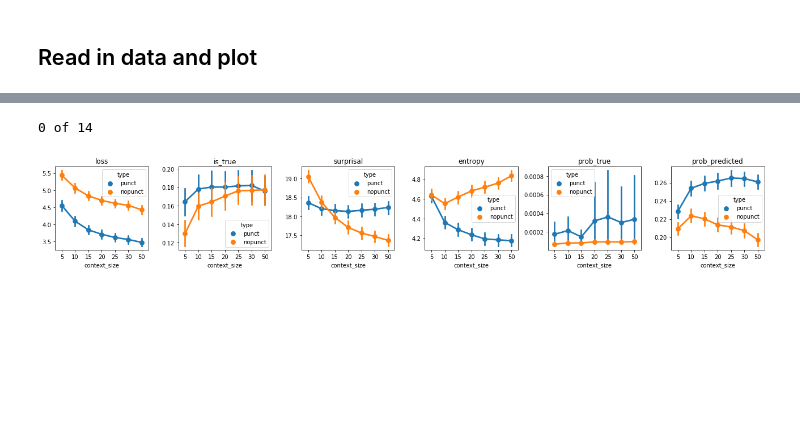
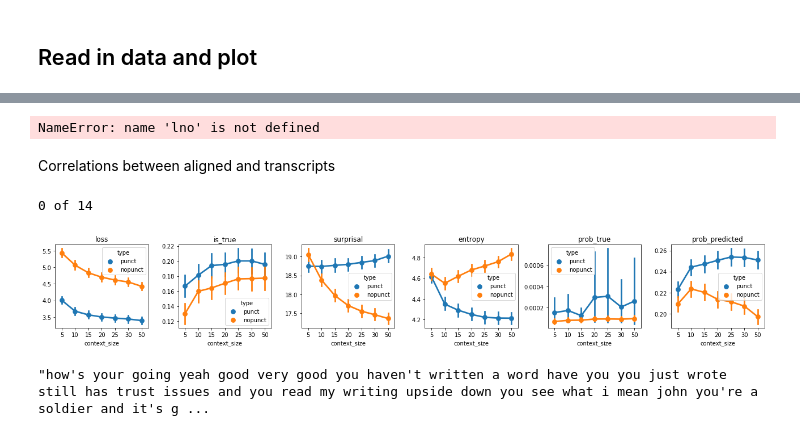
Before and after one commit to rbroc/eval-neuroscout-lm, a Jupyter notebook: Analysis.ipynb, the cells around one changed output, grey strips where cells are left out. Drawn from its saved outputs; the diff is of its cells as text; code cells hidden in the pictures; blank space fills up the shorter version.

```diff
--- a/Analysis.ipynb
+++ b/Analysis.ipynb
@@ -136,34 +134,58 @@ plt.show()
+# %%
+lcs = [l for l in logs if '_cs' in l]
+lnocs = [l for l in logs if '_nocs' in l and 'transcript' not in l]
+# %%
+lno
+# %% [output]
+NameError: name 'lno' is not defined
+# %%
+for i, l in enumerate(lcs):
+    ldf = pd.read_csv(l, sep='\t', index_col=0)
+    if i == 0:
+        all_logs = ldf
+    else:
+        all_logs = pd.concat([all_logs,
+                              ldf], ignore_index=True)
+all_logs['is_true'] = (all_logs['target'] == all_logs['top_predicted']).astype(int)
+all_logs['surprisal'] = -np.log2(all_logs['prob_true'])
+all_logs = all_logs.replace({'aligned': 'nopunct', 'transcript':'punct'})
+metrics = ['loss', 'is_true', 'surprisal', 'entropy', 'prob_true', 'prob_predicted']
+aggs = all_logs.groupby(['type', 'model', 'context_size', 'dataset'])[metrics].mean().reset_index()
+# %% [markdown]
+Correlations between aligned and transcripts
 # %%
+# replace end-up with end up
+# replace tiny food with food
 logs = glob.glob('outputs/sherlock/*')
 for i, l in enumerate(logs):
     ldf = pd.read_csv(l, sep='\t', index_col=0)
     if i % 100 == 0:
         print(f'{i} of {len(logs)}')
     if l == logs[0]:
-        all_logs = ldf
+        all_logs_sherlock = ldf
     else:
-        all_logs = pd.concat([all_logs,
+        all_logs_sherlock = pd.concat([all_logs_sherlock,
                               ldf], ignore_index=True)
-all_logs['is_true'] = (all_logs['target'] == all_logs['top_predicted']).astype(int)
-all_logs['surprisal'] = -np.log2(all_logs['prob_true'])
-all_logs = all_logs.replace({'aligned': 'nopunct', 'transcript':'punct'})
+all_logs_sherlock['is_true'] = (all_logs_sherlock['target'] == all_logs_sherlock['top_predicted']).astype(int)
+all_logs_sherlock['surprisal'] = -np.log2(all_logs_sherlock['prob_true'])
+all_logs_sherlock = all_logs_sherlock.replace({'aligned': 'nopunct', 'transcript':'punct'})
 metrics = ['loss', 'is_true', 'surprisal', 'entropy', 'prob_true', 'prob_predicted']
 fig, ax = plt.subplots(ncols=6, figsize=(18,3))
 for i, m in enumerate(metrics):
-    sns.pointplot(data=all_logs,
+    sns.pointplot(data=all_logs_sherlock,
                   x='context_size',
                   y=m,
                   hue='type',
                   ax=ax[i])
     #if i != 4:
     #    ax[i].legend('')
     #else:
     #    ax[i].legend(title='')
     ax[i].set_title(m)
     ax[i].set_ylabel('')
     #ax[i].set_xticklabels(labels=np.arange(0,35,5), rotation=90)
 plt.tight_layout()
 plt.show()
 # %% [output]
 0 of 14
-[figure, old version]
+[figure, new version]
@@ -169,0 +194,4 @@ plt.show()
+# %%
+d.text
+# %% [output]
+"how's your going yeah good very good you haven't written a word have you you just wrote still has trust issues and you read my writing upside down you see what i mean john you're a soldier and it's g ...
```
Also changed, not shown: parts of 3 cells of this notebook, 38 other files.
